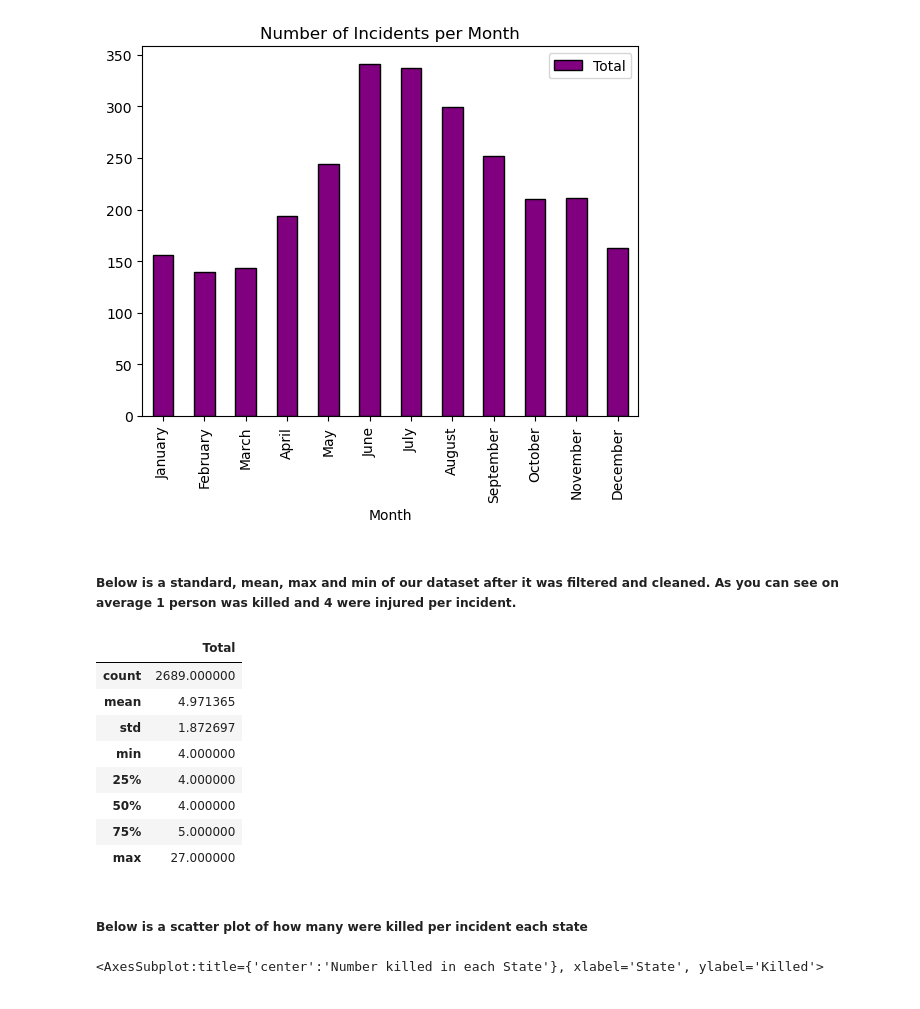
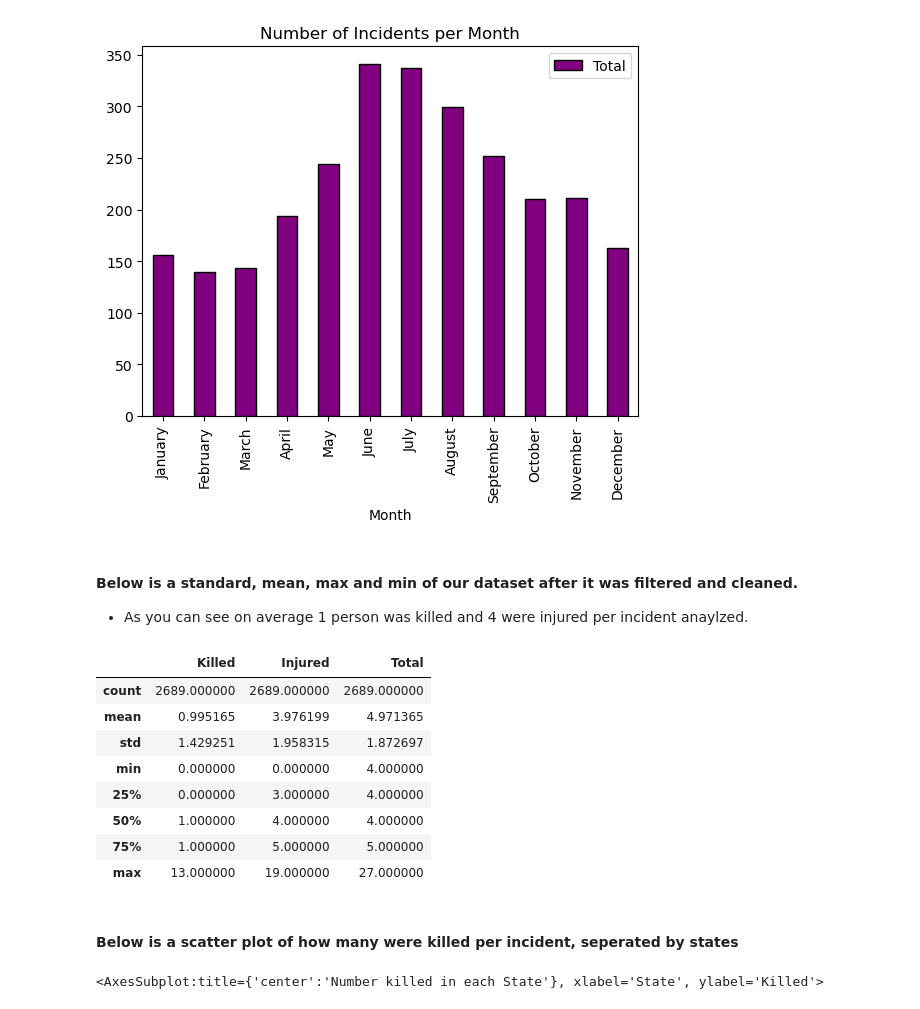
Before and after one commit to ubco-W2022T1-cosc301/project-group39, a Jupyter notebook: notebooks/analysis1.ipynb, the cells around one changed output. Saved outputs shown, nothing was run; the diff lists cells and outputs as text; code cells hidden in the pictures.

```diff
--- a/notebooks/analysis1.ipynb
+++ b/notebooks/analysis1.ipynb
@@ -177,25 +181,24 @@ df_month.plot(kind = 'bar', title = 'Number of Incidents per Month', facecolor =
 <AxesSubplot:title={'center':'Number of Incidents per Month'}, xlabel='Month'>
 [figure]
 # %% [markdown]
-##### Below is a standard, mean, max and min of our dataset after it was filtered and cleaned. As you can see on average 1 person was killed and 4 were injured per incident.
+#### Below is a standard, mean, max and min of our dataset after it was filtered and cleaned.
+* As you can see on average 1 person was killed and 4 were injured per incident anaylzed.
 # %%
 df_total = df_cleaned.copy()
 df_total = df_total.drop('Year', axis=1)
-df_total = df_total.drop('Killed', axis=1)
-df_total = df_total.drop('Injured', axis=1)
 df_total.describe().apply(lambda s: s.apply(lambda x: format(x, 'f')))
 # %% [output]
-|  | Total |
-| count | 2689.000000 |
-| mean | 4.971365 |
-| std | 1.872697 |
-| min | 4.000000 |
-| 25% | 4.000000 |
-| 50% | 4.000000 |
-| 75% | 5.000000 |
-| max | 27.000000 |
+|  | Killed | Injured | Total |
+| count | 2689.000000 | 2689.000000 | 2689.000000 |
+| mean | 0.995165 | 3.976199 | 4.971365 |
+| std | 1.429251 | 1.958315 | 1.872697 |
+| min | 0.000000 | 0.000000 | 4.000000 |
+| 25% | 0.000000 | 3.000000 | 4.000000 |
+| 50% | 1.000000 | 4.000000 | 4.000000 |
+| 75% | 1.000000 | 5.000000 | 5.000000 |
+| max | 13.000000 | 19.000000 | 27.000000 |
 # %% [markdown]
-##### Below is a scatter plot of how many were killed per incident each state
+#### Below is a scatter plot of how many were killed per incident, seperated by states
 # %%
 df_cleaned.plot(kind = 'scatter',figsize=(12,5), x = 'State', y = 'Killed', rot = 90, title = "Number killed in each State")
 # %% [output]
```
Also changed, not shown: parts of 11 cells of this notebook.
